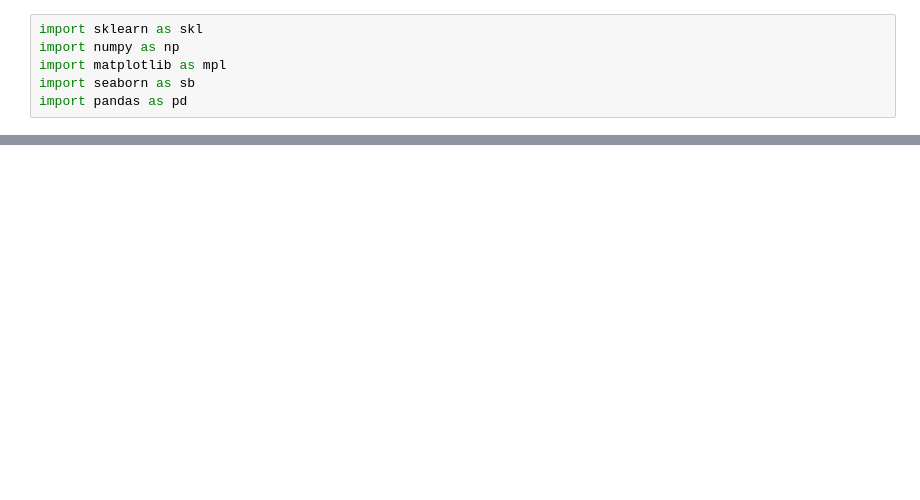
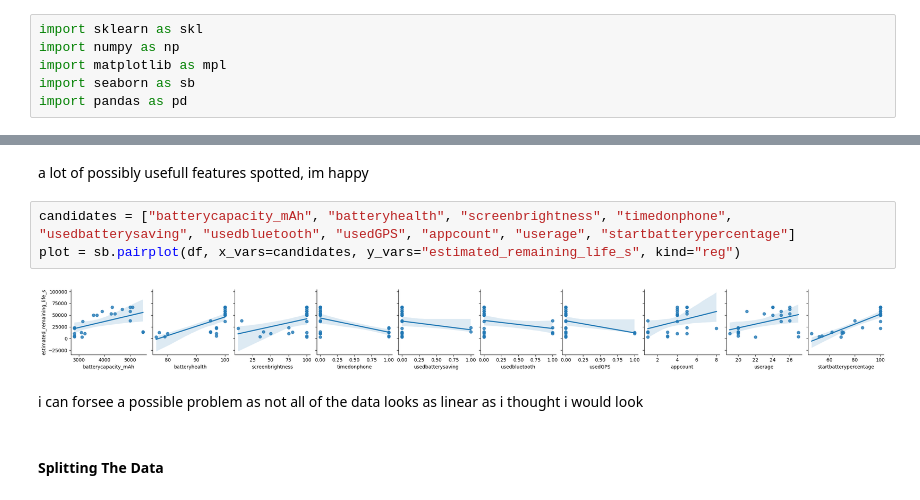
Before and after one commit to toent/Phone-Battery-Life-Predictor, a Jupyter notebook: BatteryLifePredictor.ipynb, the cells around one changed output, grey strips where cells are left out. Drawn from its saved outputs; the diff is of its cells as text; blank space fills up the shorter version.

```diff
--- a/BatteryLifePredictor.ipynb
+++ b/BatteryLifePredictor.ipynb
@@ -75,0 +82,11 @@ plot = sb.heatmap(correlations, cbar=True, annot=True, fmt=".1f")
+# %% [markdown]
+a lot of possibly usefull features spotted, im happy
+# %%
+candidates = ["batterycapacity_mAh", "batteryhealth", "screenbrightness", "timedonphone", "usedbatterysaving", "usedbluetooth", "usedGPS", "appcount", "userage", "startbatterypercentage"]
+plot = sb.pairplot(df, x_vars=candidates, y_vars="estimated_remaining_life_s", kind="reg")
+# %% [output]
+[figure, added]
+# %% [markdown]
+i can forsee a possible problem as not all of the data looks as linear as i thought i would look
+# %% [markdown]
+#### Splitting The Data
```
Also changed, not shown: parts of 21 cells of this notebook, 9 other files.
